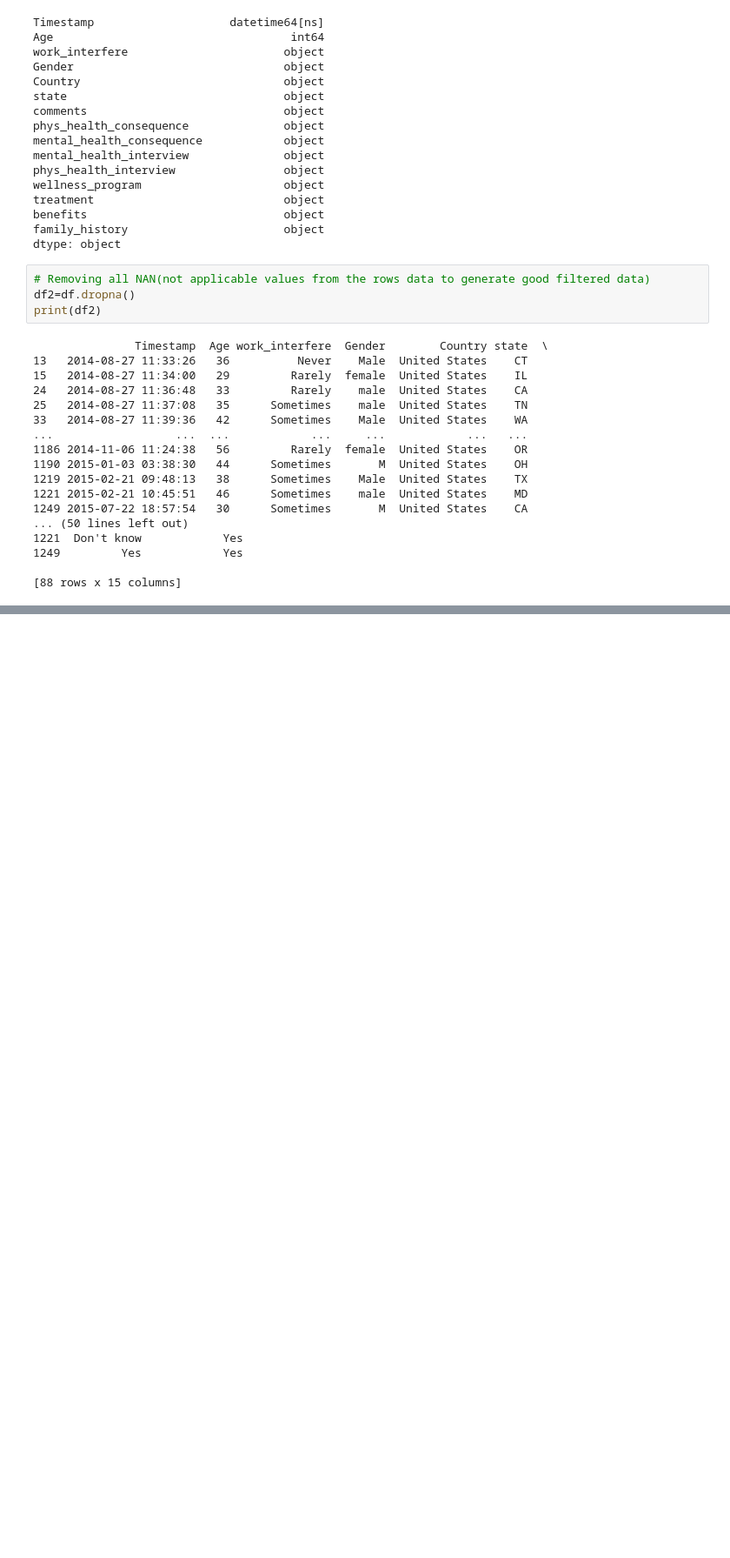
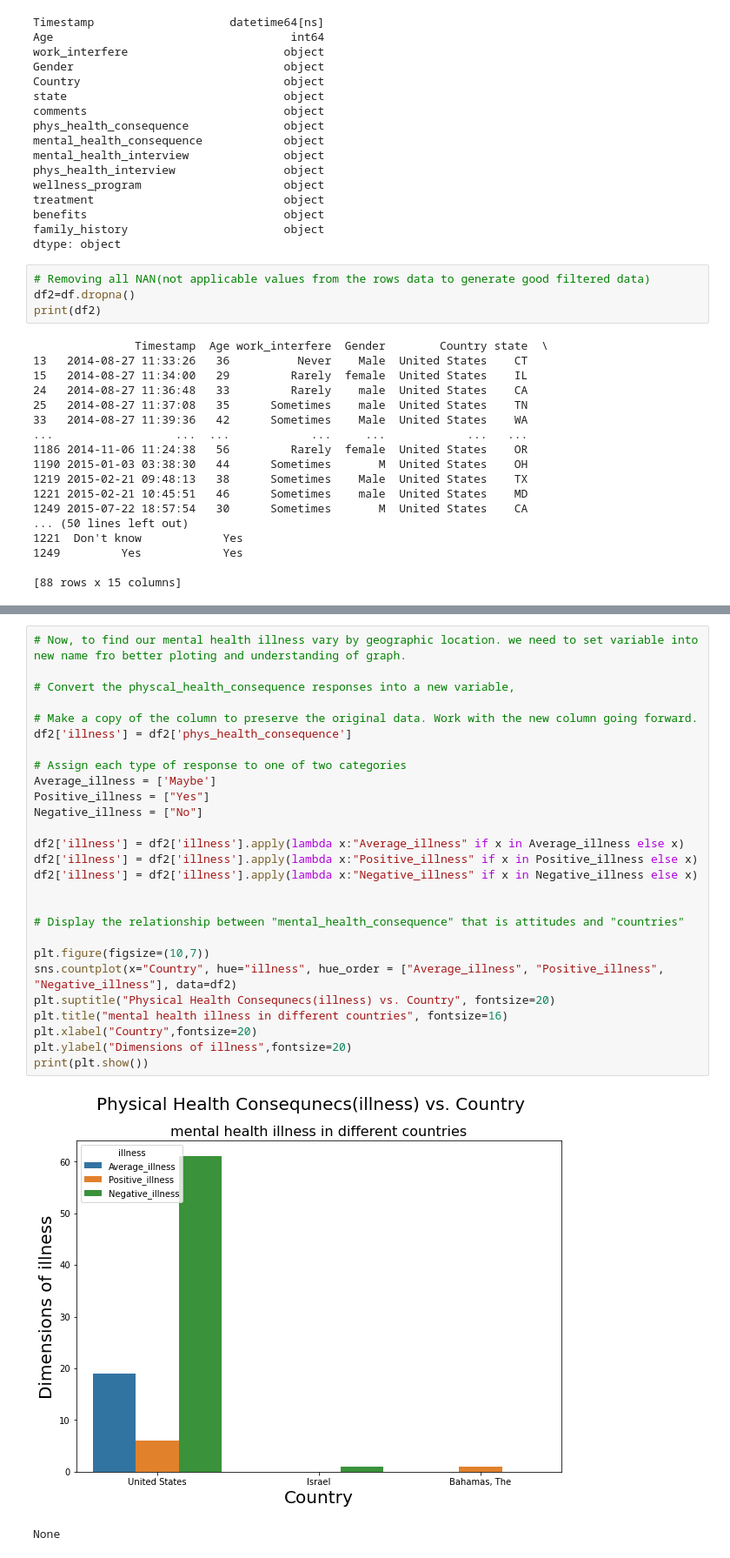
Before and after one commit to Swatipal786/Assignment-4-DATA-Swati_Pal_100845961, a Jupyter notebook: Assignment #4 - Final Assignment_1202-01_DATA_Swati_Pal_100845961.ipynb, the cells around one changed output, grey strips where cells are left out. Shown at 87% size. Drawn from its saved outputs; the diff is of its cells as text; blank space fills up the shorter version.

Commit message:
graph-4

```diff
--- a/Assignment #4 - Final Assignment_1202-01_DATA_Swati_Pal_100845961.ipynb
+++ b/Assignment #4 - Final Assignment_1202-01_DATA_Swati_Pal_100845961.ipynb
@@ -324,0 +325,30 @@ None
+# %%
+# Now, to find our mental health illness vary by geographic location. we need to set variable into new name fro better ploting and understanding of graph.
+
+# Convert the physcal_health_consequence responses into a new variable,
+
+# Make a copy of the column to preserve the original data. Work with the new column going forward.
+df2['illness'] = df2['phys_health_consequence']
+
+# Assign each type of response to one of two categories
+Average_illness = ['Maybe']
+Positive_illness = ["Yes"]
+Negative_illness = ["No"]
+
+df2['illness'] = df2['illness'].apply(lambda x:"Average_illness" if x in Average_illness else x)
+df2['illness'] = df2['illness'].apply(lambda x:"Positive_illness" if x in Positive_illness else x)
+df2['illness'] = df2['illness'].apply(lambda x:"Negative_illness" if x in Negative_illness else x)
+
+
+# Display the relationship between "mental_health_consequence" that is attitudes and "countries"
+
+plt.figure(figsize=(10,7))
+sns.countplot(x="Country", hue="illness", hue_order = ["Average_illness", "Positive_illness", "Negative_illness"], data=df2)
+plt.suptitle("Physical Health Consequnecs(illness) vs. Country", fontsize=20)
+plt.title("mental health illness in different countries", fontsize=16)
+plt.xlabel("Country",fontsize=20)
+plt.ylabel("Dimensions of illness",fontsize=20)
+print(plt.show())
+# %% [output]
+[figure, added]
+None
```
Also changed, not shown: parts of 24 cells of this notebook.
